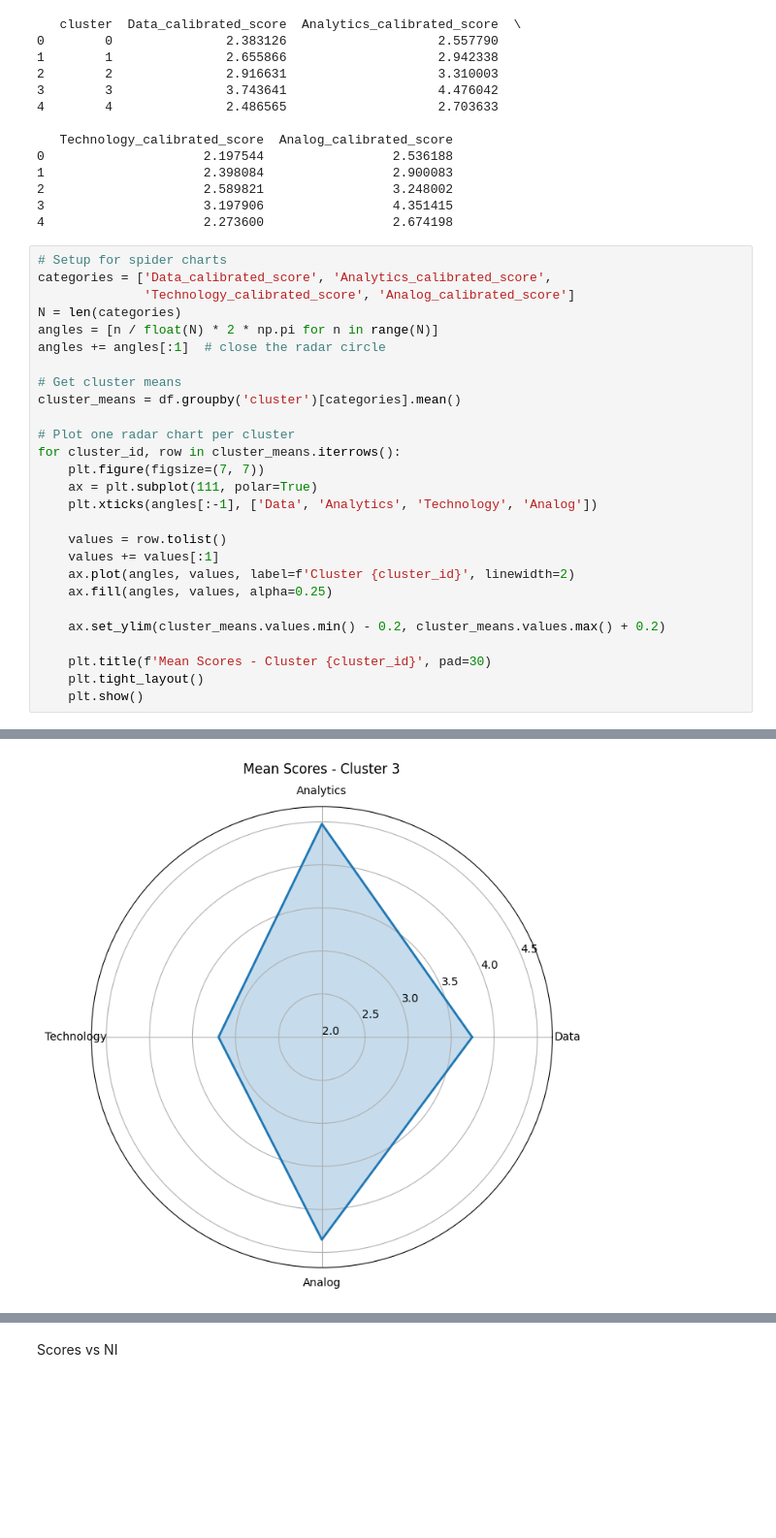
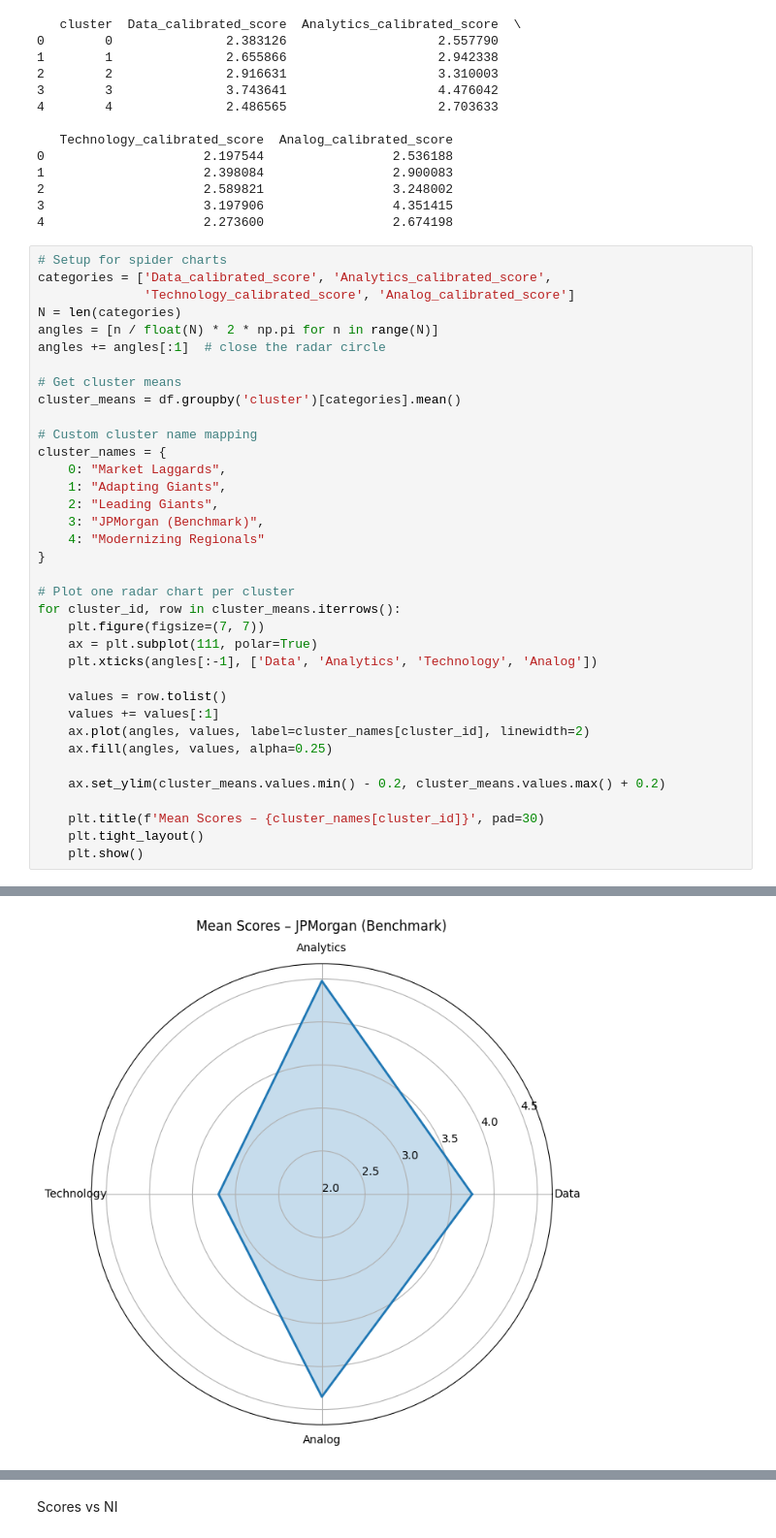
Before and after one commit to cm3155/Capstone_MCG, a Jupyter notebook: Analysis/Visualization.ipynb, the cells around one changed output, grey strips where cells are left out. Shown at 97% size. Saved outputs shown, nothing was run; the diff lists cells and outputs as text; blank space fills up the shorter version.

```diff
--- a/Analysis/Visualization.ipynb
+++ b/Analysis/Visualization.ipynb
@@ -82,6 +82,15 @@ angles += angles[:1]  # close the radar circle
 # Get cluster means
 cluster_means = df.groupby('cluster')[categories].mean()
 
+# Custom cluster name mapping
+cluster_names = {
+    0: "Market Laggards",
+    1: "Adapting Giants",
+    2: "Leading Giants",
+    3: "JPMorgan (Benchmark)",
+    4: "Modernizing Regionals"
+}
+
 # Plot one radar chart per cluster
 for cluster_id, row in cluster_means.iterrows():
     plt.figure(figsize=(7, 7))
@@ -90,12 +99,12 @@ for cluster_id, row in cluster_means.iterrows():
 
     values = row.tolist()
     values += values[:1]
-    ax.plot(angles, values, label=f'Cluster {cluster_id}', linewidth=2)
+    ax.plot(angles, values, label=cluster_names[cluster_id], linewidth=2)
     ax.fill(angles, values, alpha=0.25)
 
     ax.set_ylim(cluster_means.values.min() - 0.2, cluster_means.values.max() + 0.2)
 
-    plt.title(f'Mean Scores - Cluster {cluster_id}', pad=30)
+    plt.title(f'Mean Scores – {cluster_names[cluster_id]}', pad=30)
     plt.tight_layout()
     plt.show()
 # %% [output]
@@ -105 +114 @@ for cluster_id, row in cluster_means.iterrows():
-[figure, old version]
+[figure, new version]
```
Also changed, not shown: parts of 3 cells of this notebook, 36 other files.
